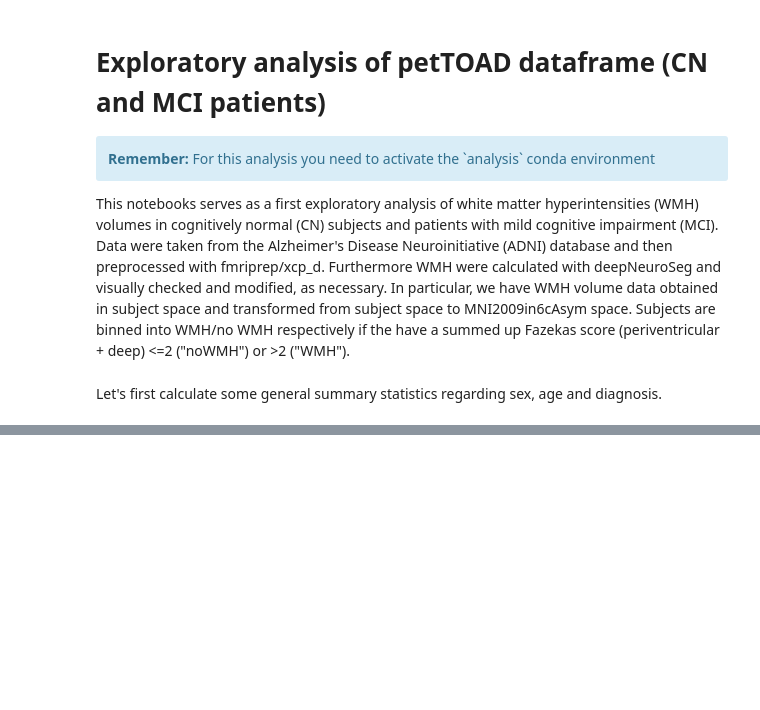
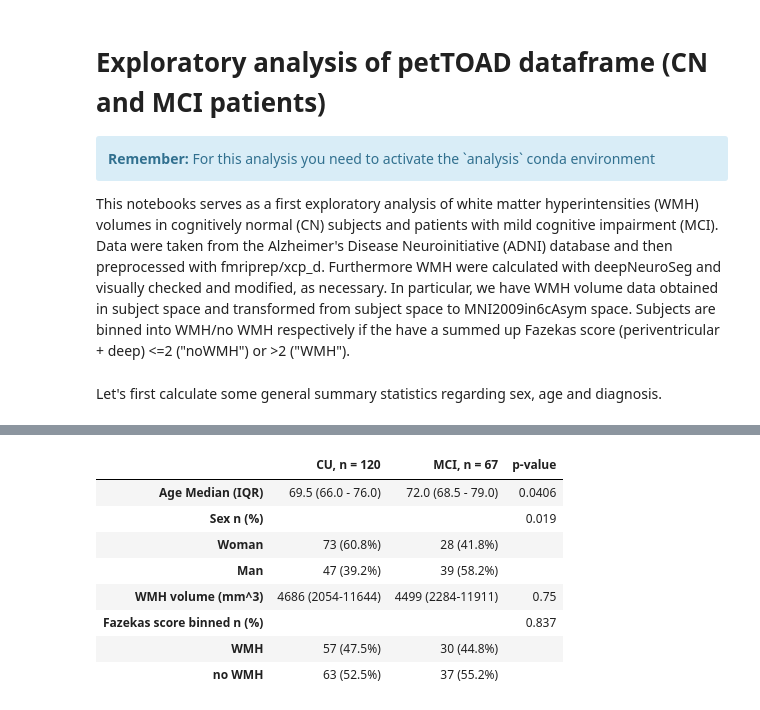
Before and after one commit to dani2442/TMS_in_AD, a Jupyter notebook: 04_analysis/analyse_petTOAD.ipynb, the cells around one changed output, grey strips where cells are left out. Saved outputs shown, nothing was run; the diff lists cells and outputs as text; code cells hidden in the pictures; blank space fills up the shorter version.

```diff
--- a/04_analysis/analyse_petTOAD.ipynb
+++ b/04_analysis/analyse_petTOAD.ipynb
@@ -283,0 +200,37 @@ Check some potential interesting differences amongst groups
+# %%
+
+# Create a summary DataFrame
+summary_data = {
+    "Age Median (IQR)": [
+        f"{age_summary['50%']['CN']} ({age_summary['25%']['CN']} - {age_summary['75%']['CN']})",
+        f"{age_summary['50%']['MCI']} ({age_summary['25%']['MCI']} - {age_summary['75%']['MCI']})",
+        f"{round(pval_age_diff_cn_vs_mci, 4)}"],
+    "Sex n (%)": ["", "", round(p_sex, 3)],
+    "Woman": [f"{ct_sex.iloc[0, 0]} ({round(ct_sex.iloc[0, 0]/cu_num * 100, 1)}%)", f"{ct_sex.iloc[0, 1]} ({round(ct_sex.iloc[0, 1] / mci_num * 100, 1)}%)", ""],
+    "Man": [f"{ct_sex.iloc[1, 0]} ({round(ct_sex.iloc[1, 0]/cu_num * 100, 1)}%)", f"{ct_sex.iloc[1, 1]} ({round(ct_sex.iloc[1, 1] / mci_num * 100, 1)}%)", ""],
+    "WMH volume (mm^3)": [
+        f"{int(wmh_summary['50%']['CN'])} ({int(wmh_summary['25%']['CN'])}-{int(wmh_summary['75%']['CN'])})",
+        f"{int(wmh_summary['50%']['MCI'])} ({int(wmh_summary['25%']['MCI'])}-{int(wmh_summary['75%']['MCI'])})",
+        f"{round(pval_wmh_diff_cn_vs_mci, 3)}"],
+    "Fazekas score binned n (%)": ["", "", round(p_wmh, 3)],
+    "WMH": [f"{ct_wmh.iloc[0, 0]} ({round(ct_wmh.iloc[0, 0]/cu_num * 100, 1)}%)", f"{ct_wmh.iloc[0, 1]} ({round(ct_wmh.iloc[0, 1] / mci_num * 100, 1)}%)", ""],
+    "no WMH": [f"{ct_wmh.iloc[1, 0]} ({round(ct_wmh.iloc[1, 0]/cu_num * 100, 1)}%)", f"{ct_wmh.iloc[1, 1]} ({round(ct_wmh.iloc[1, 1] / mci_num * 100, 1)}%)", ""],}
+
+# Create the summary DataFrame
+df_summary = pd.DataFrame(data = summary_data)
+
+# Print the summary DataFrame
+df_table1_bis = df_summary.T
+df_table1_bis.columns = [f"CU, n = {cu_num}", f"MCI, n = {mci_num}", "p-value"]
+df_table1_bis.to_csv(RES_DIR / "table_1_group_together.csv")
+df_table1_bis
+# %% [output]
+|  | CU, n = 120 | MCI, n = 67 | p-value |
+| Age Median (IQR) | 69.5 (66.0 - 76.0) | 72.0 (68.5 - 79.0) | 0.0406 |
+| Sex n (%) |  |  | 0.019 |
+| Woman | 73 (60.8%) | 28 (41.8%) |  |
+| Man | 47 (39.2%) | 39 (58.2%) |  |
+| WMH volume (mm^3) | 4686 (2054-11644) | 4499 (2284-11911) | 0.75 |
+| Fazekas score binned n (%) |  |  | 0.837 |
+| WMH | 57 (47.5%) | 30 (44.8%) |  |
+| no WMH | 63 (52.5%) | 37 (55.2%) |  |
```
Also changed, not shown: parts of 15 cells of this notebook.
